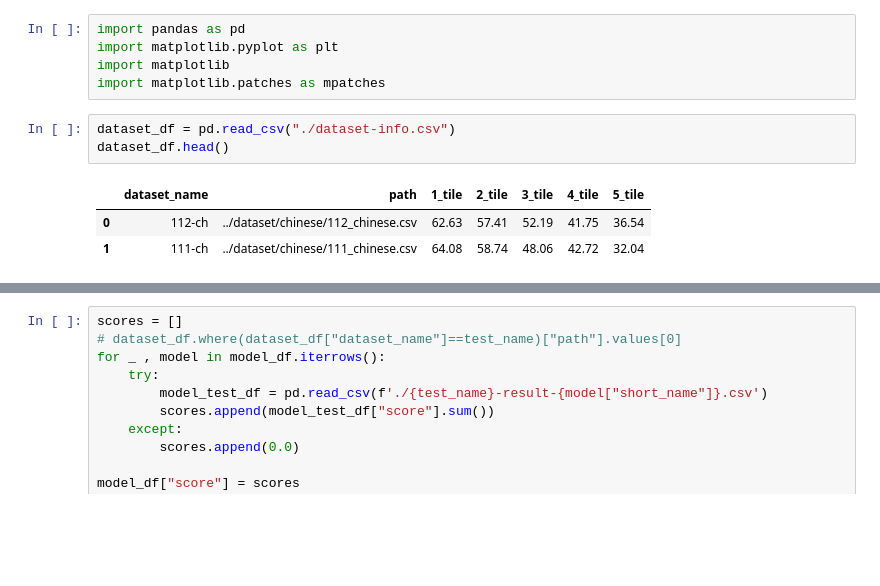
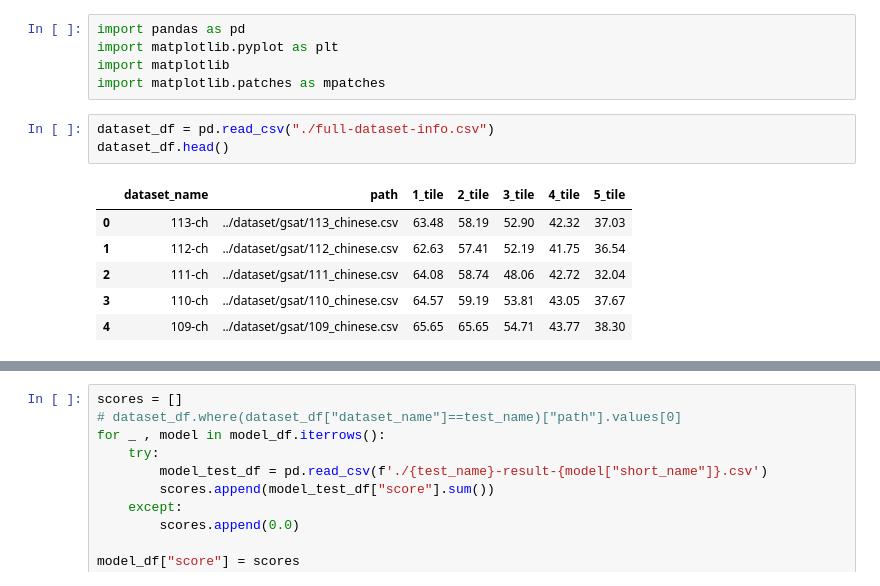
Before and after one commit to namwoam/dl-final, a Jupyter notebook: llm/evaluate.ipynb, the cells around one changed output, grey strips where cells are left out. Cells and saved outputs as stored; diff of their text form; blank space fills up the shorter version.

```diff
--- a/llm/evaluate.ipynb
+++ b/llm/evaluate.ipynb
@@ -6,10 +6,13 @@ import matplotlib.pyplot as plt
 import matplotlib
 import matplotlib.patches as mpatches
 # %%
-dataset_df = pd.read_csv("./dataset-info.csv")
+dataset_df = pd.read_csv("./full-dataset-info.csv")
 dataset_df.head()
 # %% [output]
 |  | dataset_name | path | 1_tile | 2_tile | 3_tile | 4_tile | 5_tile |
-| 0 | 112-ch | ../dataset/chinese/112_chinese.csv | 62.63 | 57.41 | 52.19 | 41.75 | 36.54 |
-| 1 | 111-ch | ../dataset/chinese/111_chinese.csv | 64.08 | 58.74 | 48.06 | 42.72 | 32.04 |
+| 0 | 113-ch | ../dataset/gsat/113_chinese.csv | 63.48 | 58.19 | 52.90 | 42.32 | 37.03 |
+| 1 | 112-ch | ../dataset/gsat/112_chinese.csv | 62.63 | 57.41 | 52.19 | 41.75 | 36.54 |
+| 2 | 111-ch | ../dataset/gsat/111_chinese.csv | 64.08 | 58.74 | 48.06 | 42.72 | 32.04 |
+| 3 | 110-ch | ../dataset/gsat/110_chinese.csv | 64.57 | 59.19 | 53.81 | 43.05 | 37.67 |
+| 4 | 109-ch | ../dataset/gsat/109_chinese.csv | 65.65 | 65.65 | 54.71 | 43.77 | 38.30 |
 # %%
```
Also changed, not shown: parts of 3 cells of this notebook, 47 other files.
